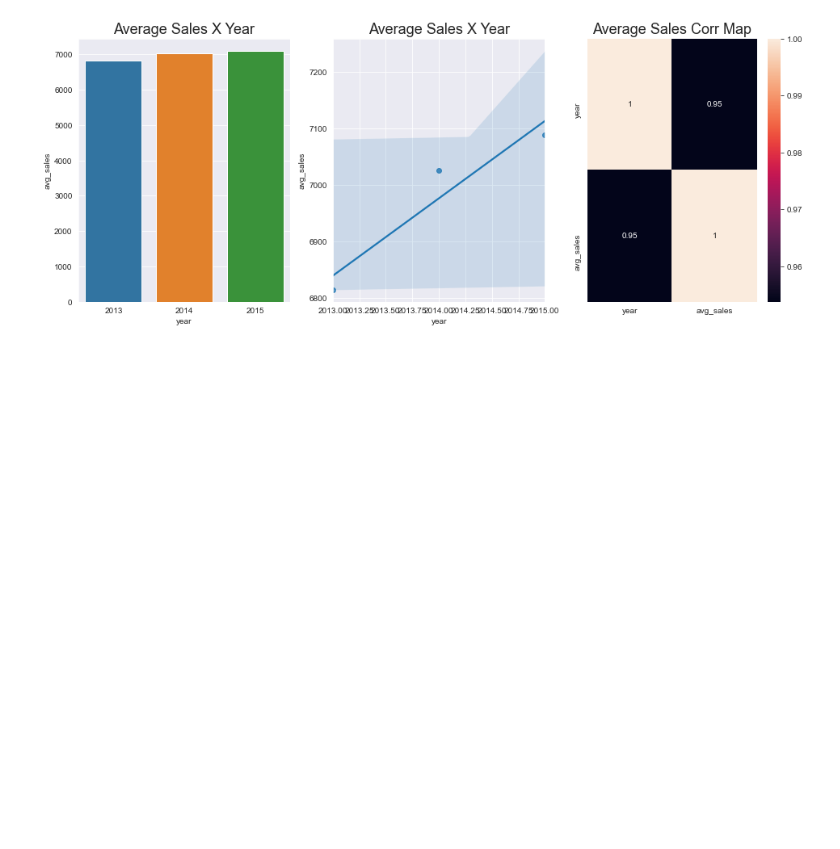
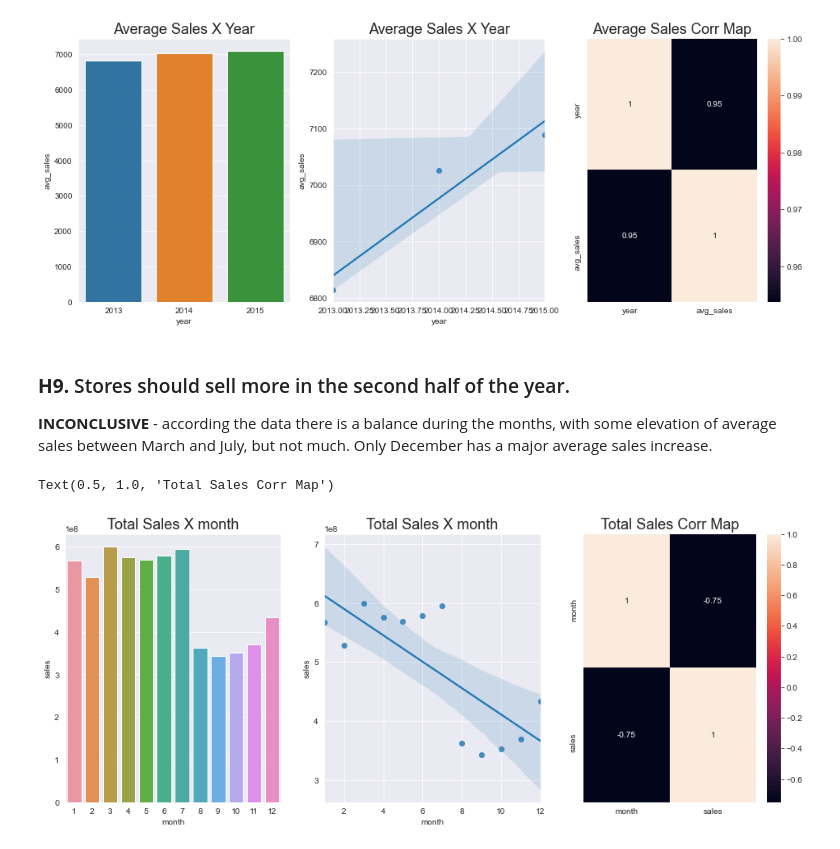
Before and after one commit to felipedmnq/Data-Science-T, a Jupyter notebook: Notebooks/Data_Science_T_M4.ipynb, the cells around one changed output. Saved outputs shown, nothing was run; the diff lists cells and outputs as text; code cells hidden in the pictures; blank space fills up the shorter version.

```diff
--- a/Notebooks/Data_Science_T_M4.ipynb
+++ b/Notebooks/Data_Science_T_M4.ipynb
@@ -1163,3 +1161,32 @@ plt.title('Average Sales Corr Map', fontsize = 18)
 # %% [output]
 Text(0.5, 1.0, 'Average Sales Corr Map')
 [figure]
+# %% [markdown]
+### **H9.** Stores should sell more in the second half of the year.
+
+**INCONCLUSIVE** - according the data there is a balance during the months, with some elevation of average sales between March and July, but not much. Only December has a major average sales increase.
+# %%
+aux_sum = df4[['month', 'sales']].groupby('month').sum().reset_index()
+aux_mean = df4[['month', 'sales']].groupby('month').mean().reset_index()
+aux_mean['sales'] = round(aux_mean['sales'], 2)
+aux_mean.rename(columns = {'sales':'avg_sales'}, inplace = True)
+
+#display(aux_sum)
+#display(aux_mean)
+# %%
+plt.figure(figsize = (16, 6))
+
+plt.subplot(1, 3, 1)
+sns.barplot(x = 'month', y = 'sales', data = aux_sum);
+plt.title('Total Sales X month', fontsize = 18)
+
+plt.subplot(1, 3, 2)
+sns.regplot(x = 'month', y = 'sales', data = aux_sum);
+plt.title('Total Sales X month', fontsize = 18)
+
+plt.subplot(1, 3, 3)
+sns.heatmap(aux_sum.corr(method = 'pearson'), annot = True);
+plt.title('Total Sales Corr Map', fontsize = 18)
+# %% [output]
+Text(0.5, 1.0, 'Total Sales Corr Map')
+[figure, added]
```
Also changed, not shown: parts of 58 cells of this notebook.
